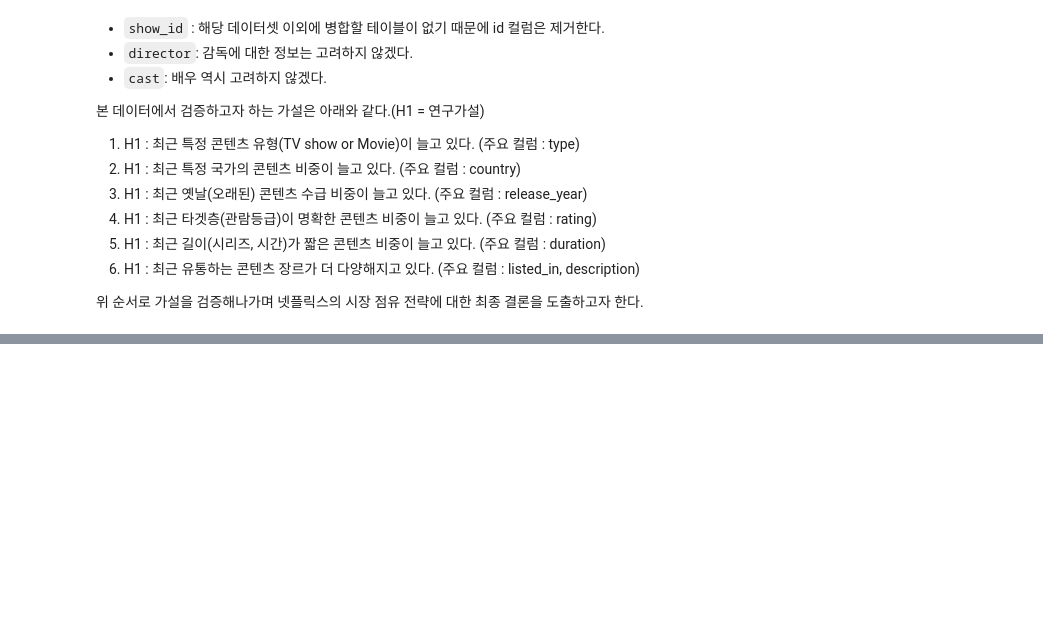
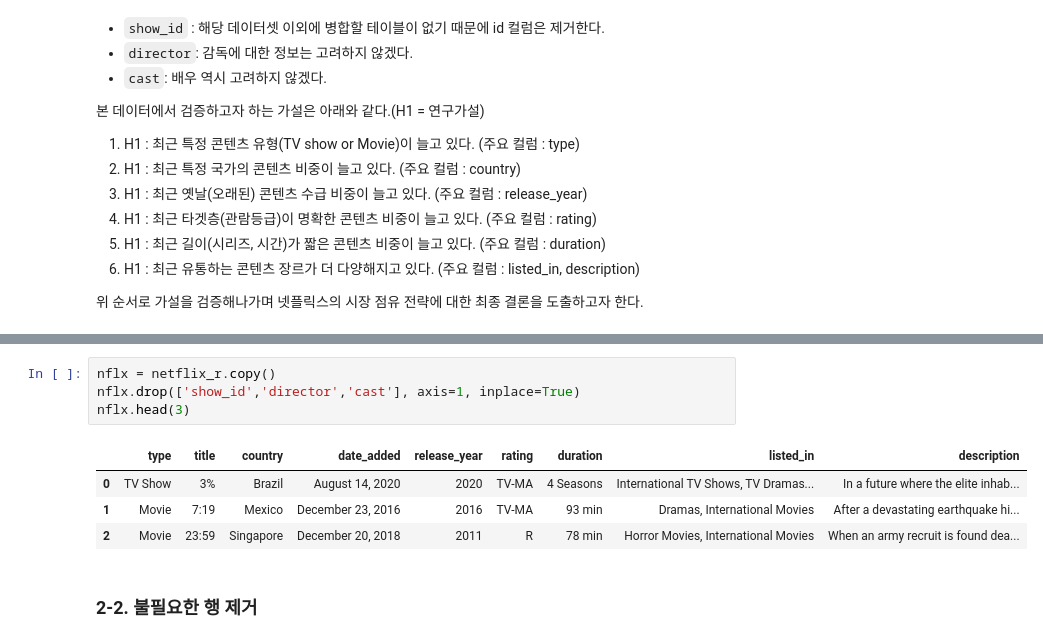
Before and after one commit to sw-song/kaggle-study, a Jupyter notebook: 27_netflix_trend_analysis/analysis_strategy_in_netflix.ipynb, the cells around one changed output, grey strips where cells are left out. Cells and saved outputs as stored; diff of their text form; blank space fills up the shorter version.

```diff
--- a/27_netflix_trend_analysis/analysis_strategy_in_netflix.ipynb
+++ b/27_netflix_trend_analysis/analysis_strategy_in_netflix.ipynb
@@ -68,0 +88,11 @@ sns.heatmap(netflix_r.isnull());
+# %%
+nflx = netflix_r.copy()
+nflx.drop(['show_id','director','cast'], axis=1, inplace=True)
+nflx.head(3)
+# %% [output]
+|  | type | title | country | date_added | release_year | rating | duration | listed_in | description |
+| 0 | TV Show | 3% | Brazil | August 14, 2020 | 2020 | TV-MA | 4 Seasons | International TV Shows, TV Dramas... | In a future where the elite inhab... |
+| 1 | Movie | 7:19 | Mexico | December 23, 2016 | 2016 | TV-MA | 93 min | Dramas, International Movies | After a devastating earthquake hi... |
+| 2 | Movie | 23:59 | Singapore | December 20, 2018 | 2011 | R | 78 min | Horror Movies, International Movies | When an army recruit is found dea... |
+# %% [markdown]
+### 2-2. 불필요한 행 제거
```
Also changed, not shown: parts of 27 cells of this notebook.
